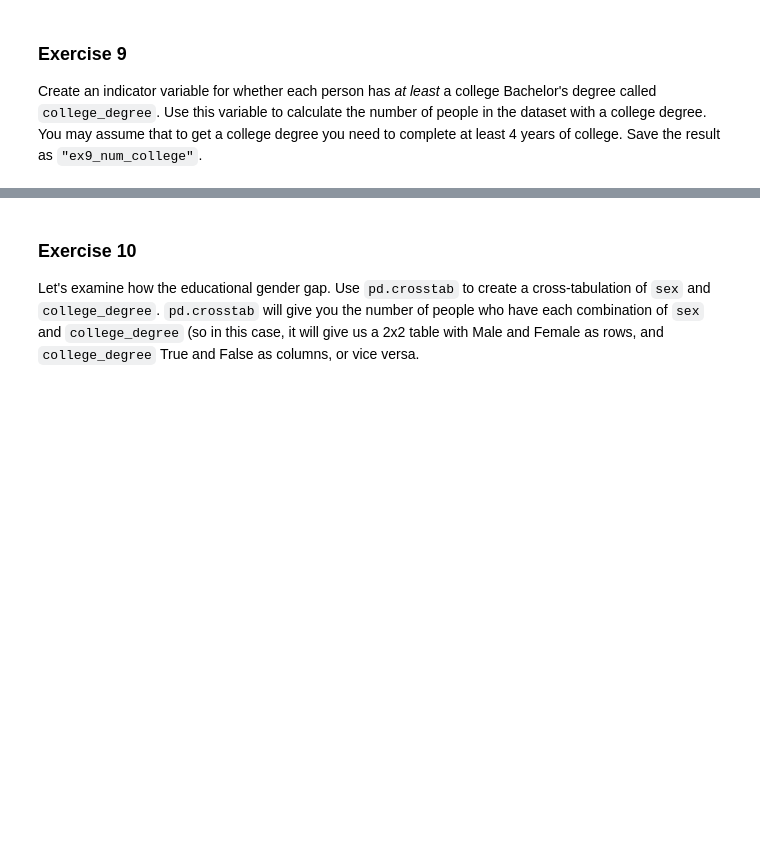
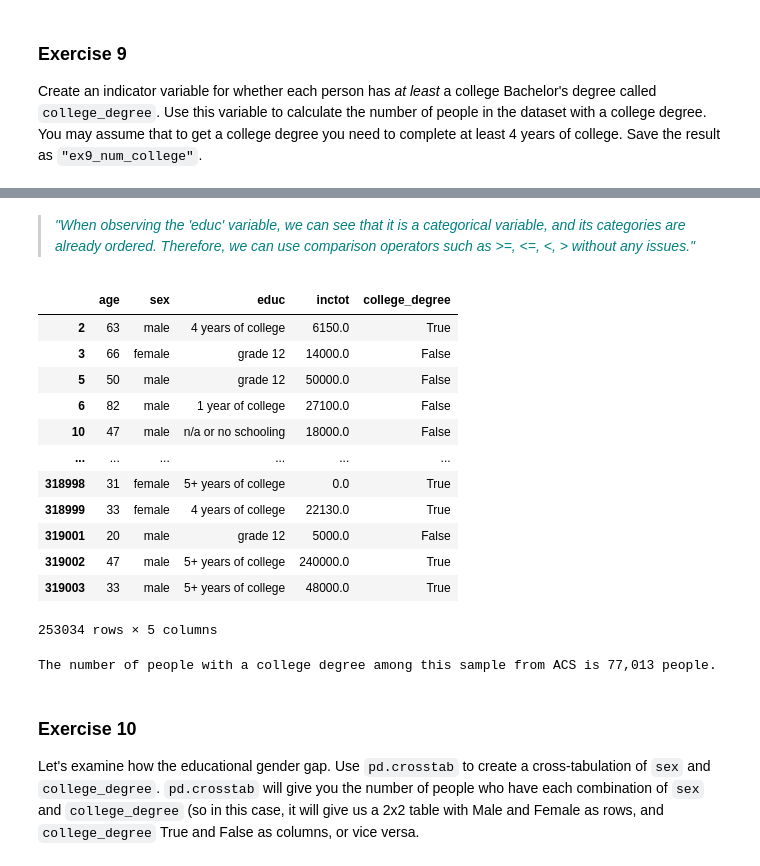
Before and after one commit to BarbaraPFloresRios/IDS720_PracticalDataScience, a Jupyter notebook: 20231010_ExerciseCleaning/Exercise_cleaning.ipynb, the cells around one changed output, grey strips where cells are left out. Drawn from its saved outputs; the diff is of its cells as text; code cells hidden in the pictures; blank space fills up the shorter version.

```diff
--- a/20231010_ExerciseCleaning/Exercise_cleaning.ipynb
+++ b/20231010_ExerciseCleaning/Exercise_cleaning.ipynb
@@ -147,3 +193,30 @@ Create an indicator variable for whether each person has *at least* a college Ba
+# %% [markdown]
+><span style="color: #008080">*"When observing the 'educ' variable, we can see that it is a categorical variable, and its categories are already ordered. Therefore, we can use comparison operators such as >=, <=, <, > without any issues."*</span>
+# %%
+data_subset["college_degree"] = data_subset["educ"] >= "4 years of college"
+data_subset
+# %% [output]
+|  | age | sex | educ | inctot | college_degree |
+| 2 | 63 | male | 4 years of college | 6150.0 | True |
+| 3 | 66 | female | grade 12 | 14000.0 | False |
+| 5 | 50 | male | grade 12 | 50000.0 | False |
+| 6 | 82 | male | 1 year of college | 27100.0 | False |
+| 10 | 47 | male | n/a or no schooling | 18000.0 | False |
+| ... | ... | ... | ... | ... | ... |
+| 318998 | 31 | female | 5+ years of college | 0.0 | True |
+| 318999 | 33 | female | 4 years of college | 22130.0 | True |
+| 319001 | 20 | male | grade 12 | 5000.0 | False |
+| 319002 | 47 | male | 5+ years of college | 240000.0 | True |
+| 319003 | 33 | male | 5+ years of college | 48000.0 | True |
+253034 rows × 5 columns
+# %%
+ex9_num_college = data_subset[data_subset["college_degree"] == True].shape[0]
+results["ex9_num_college"] = ex9_num_college
+print(
+    f"The number of people with a college degree among this sample from ACS is {round(ex9_num_college, 2):,} people."
+)
+# %% [output]
+The number of people with a college degree among this sample from ACS is 77,013 people.
 # %% [markdown]
 ### Exercise 10
 
```
Also changed, not shown: parts of 19 cells of this notebook, 3 other files.
